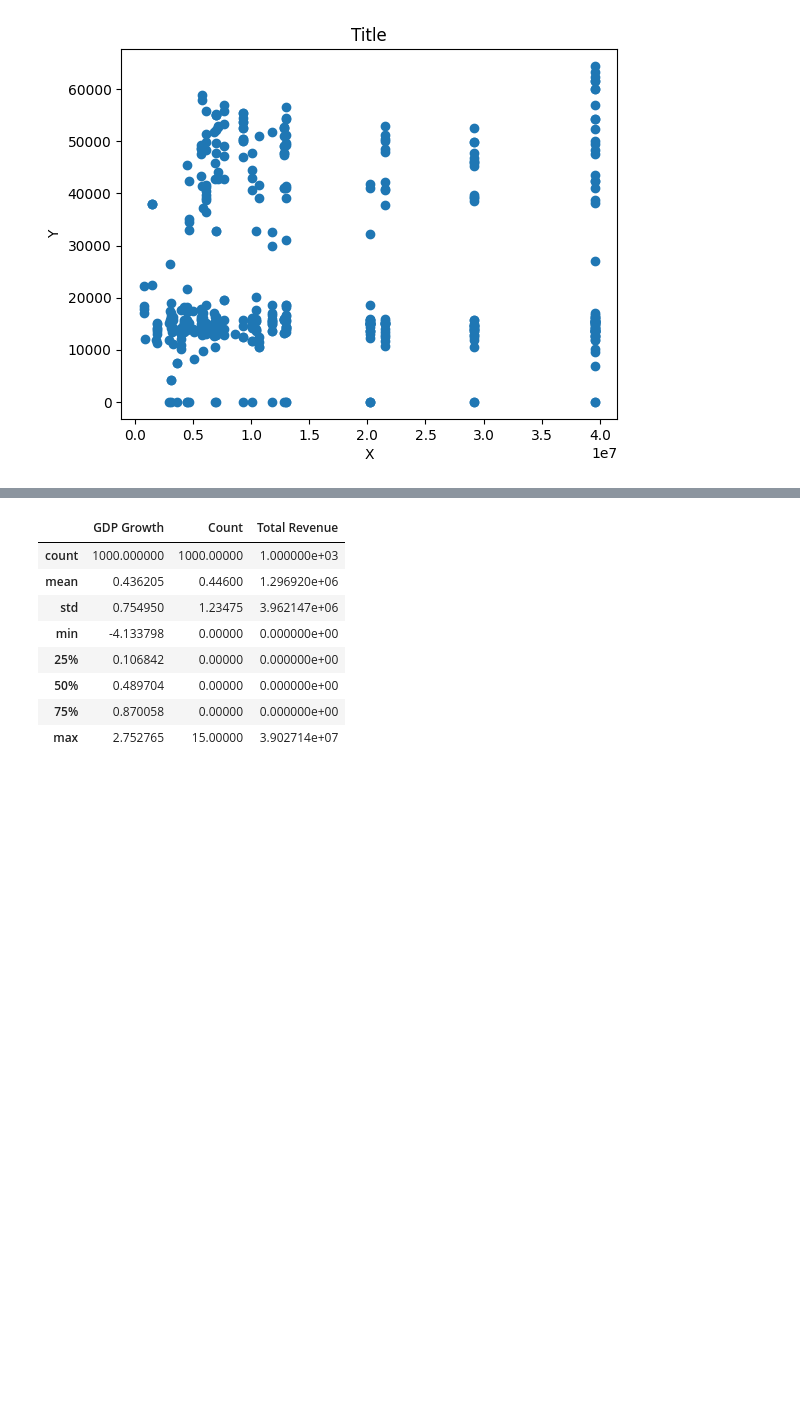
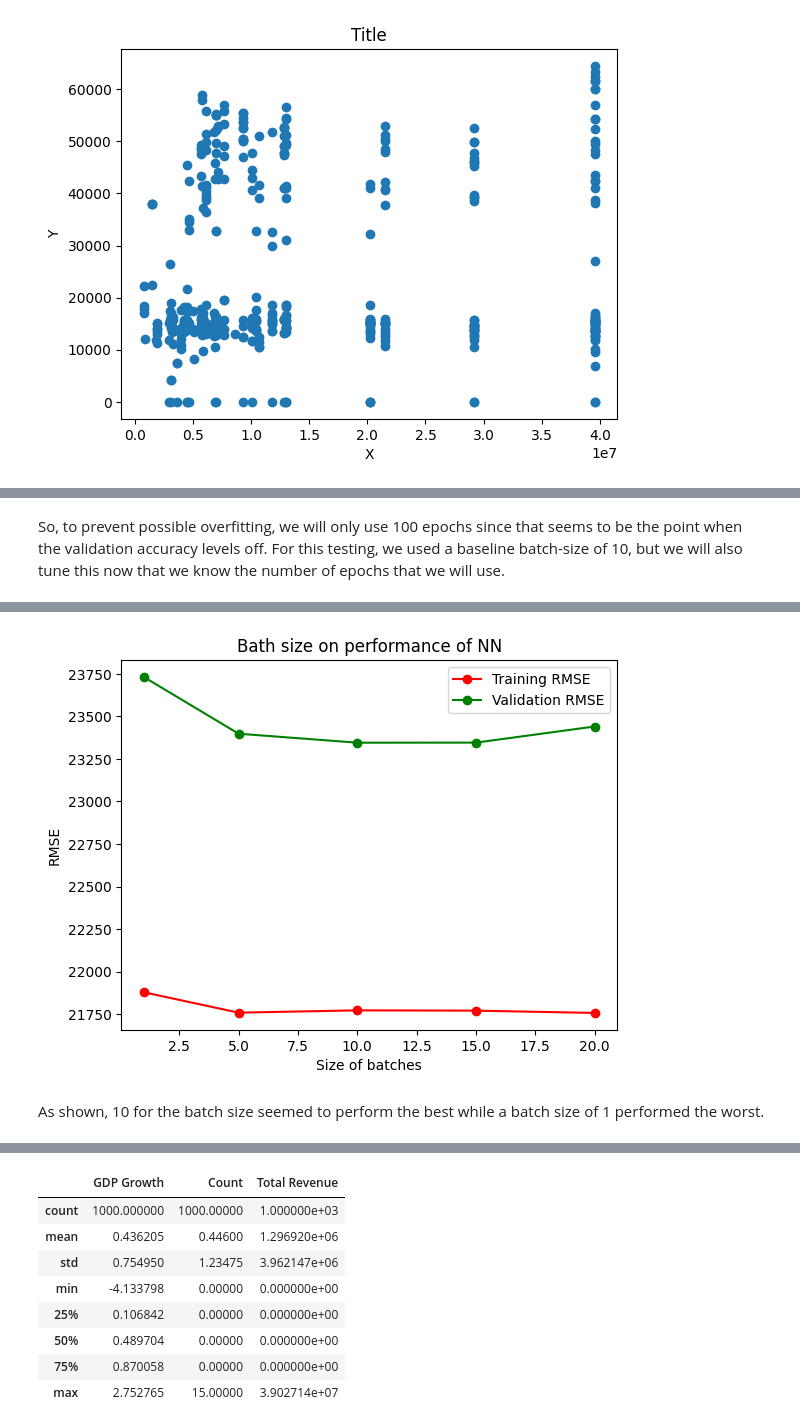
Before and after one commit to ModelingLocalEconomies/trends, a Jupyter notebook: prediction.ipynb, the cells around one changed output, grey strips where cells are left out. Saved outputs shown, nothing was run; the diff lists cells and outputs as text; code cells hidden in the pictures; blank space fills up the shorter version.

```diff
--- a/prediction.ipynb
+++ b/prediction.ipynb
@@ -496,0 +523,8 @@ Root Mean Squared Error: 1.9904247771868686
+# %% [markdown]
+So, to prevent possible overfitting, we will only use 100 epochs since that seems to be the point when the validation accuracy levels off. For this testing, we used a baseline batch-size of 10, but we will also tune this now that we know the number of epochs that we will use.
+# %%
+batch_sizes = [1] + list(range(5, 21, 5))
+models = [model] * len(batch_sizes)
+hyperparams = [{'epochs': 100, 'batch_size': size, 'verbose': 0} for size in batch_sizes]
+tune_hyper_params(X_train, y_train, X_val, y_val, models, batch_sizes, title='Batch size on performance of NN', x_label='Size of batches', extra_hyper_params=hyperparams)
+# %% [output]
@@ -496,0 +541,3 @@ Root Mean Squared Error: 1.9904247771868686
+[figure, added]
+# %% [markdown]
+As shown, 10 for the batch size seemed to perform the best while a batch size of 1 performed the worst.
```
Also changed, not shown: parts of 68 cells of this notebook.
